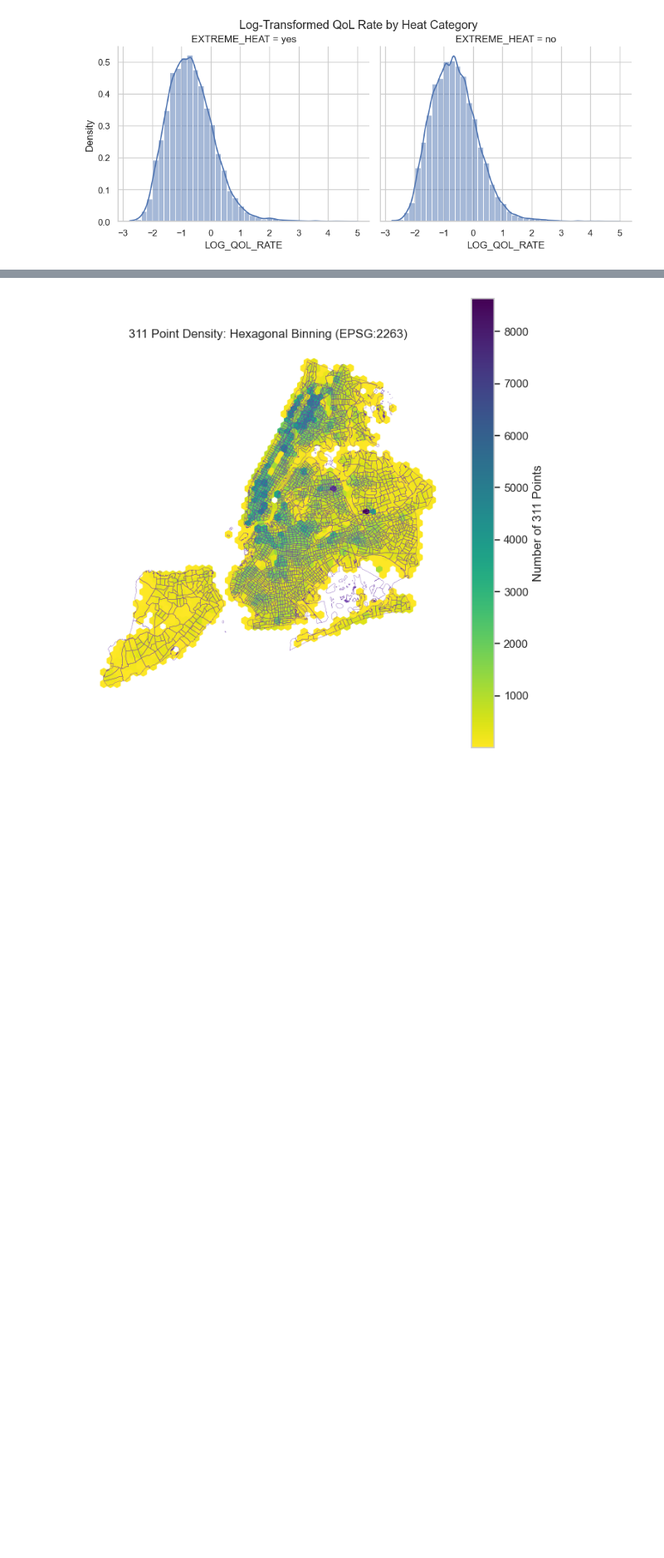
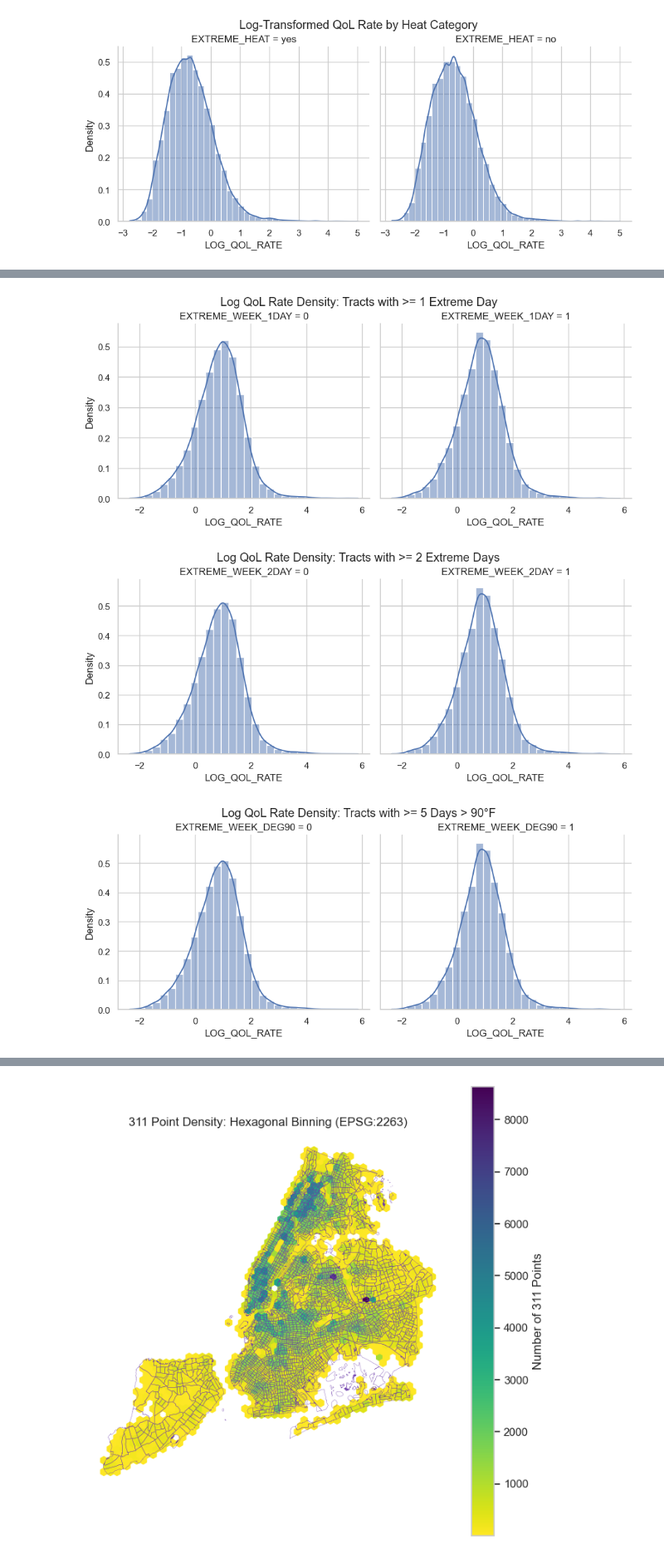
Before and after one commit to tess-vu/nighttime-qol, a Jupyter notebook: notebooks/eda.ipynb, the cells around one changed output, grey strips where cells are left out. Shown at 83% size. Saved outputs shown, nothing was run; the diff lists cells and outputs as text; code cells hidden in the pictures; blank space fills up the shorter version.

```diff
--- a/notebooks/eda.ipynb
+++ b/notebooks/eda.ipynb
@@ -330,3 +405,49 @@ plt.show()
+# %%
+def hist_log_categories(df, category_col, value_col, title):
+    """Generates faceted histograms comparing log-transformed QoL across a binary category."""
+
+    sns.displot(
+        data=df,
+        x=value_col,
+        col=category_col,
+        kind="hist",
+        bins=30,
+        kde=True,
+        stat="density",
+        common_norm=False,
+        height=4,
+        aspect=1.2
+    )
+    plt.suptitle(title, y=1.02)
+    plt.show()
+
+# At least 1 EXTREME_DAY
+hist_log_categories(
+    tracts_weekly_non_zero,
+    "EXTREME_WEEK_1DAY",
+    "LOG_QOL_RATE",
+    "Log QoL Rate Density: Tracts with >= 1 Extreme Day"
+)
+
+# At least 2 EXTREME_DAY
+hist_log_categories(
+    tracts_weekly_non_zero,
+    "EXTREME_WEEK_2DAY",
+    "LOG_QOL_RATE",
+    "Log QoL Rate Density: Tracts with >= 2 Extreme Days"
+)
+
+# At least 5 days > 90°F
+hist_log_categories(
+    tracts_weekly_non_zero,
+    "EXTREME_WEEK_DEG90",
+    "LOG_QOL_RATE",
+    "Log QoL Rate Density: Tracts with >= 5 Days > 90°F"
+)
+# %% [output]
+[figure, added]
+[figure, added]
+[figure, added]
 # %%
 # Scatter plots.
 def scatter(df, x, y, title):
```
Also changed, not shown: parts of 22 cells of this notebook, 15 other files.
